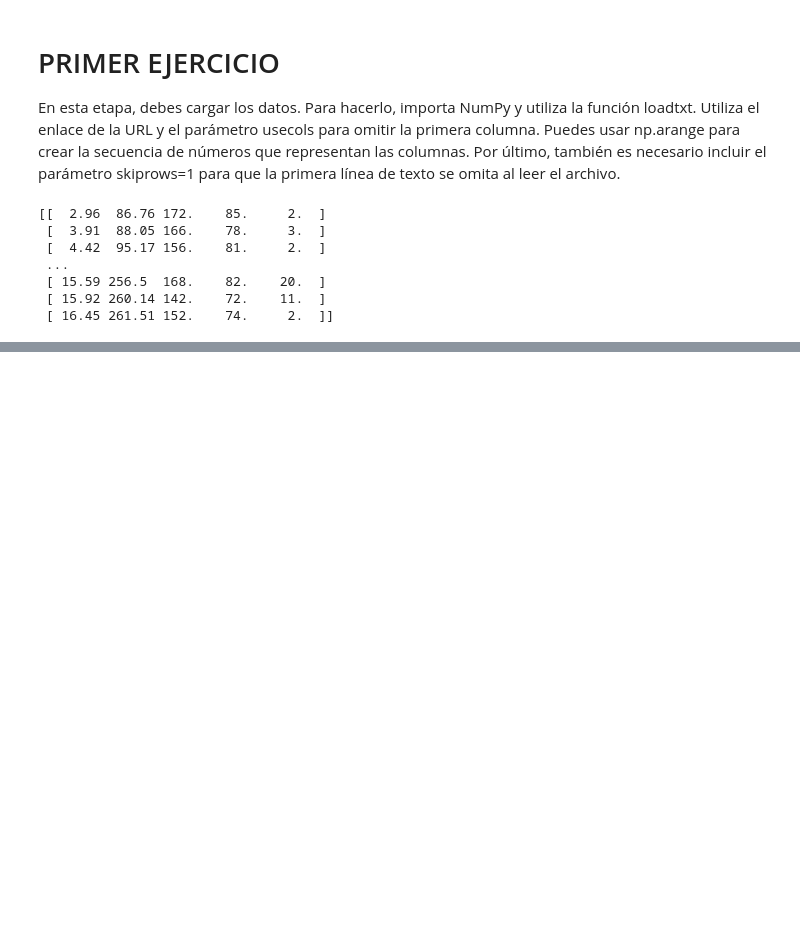
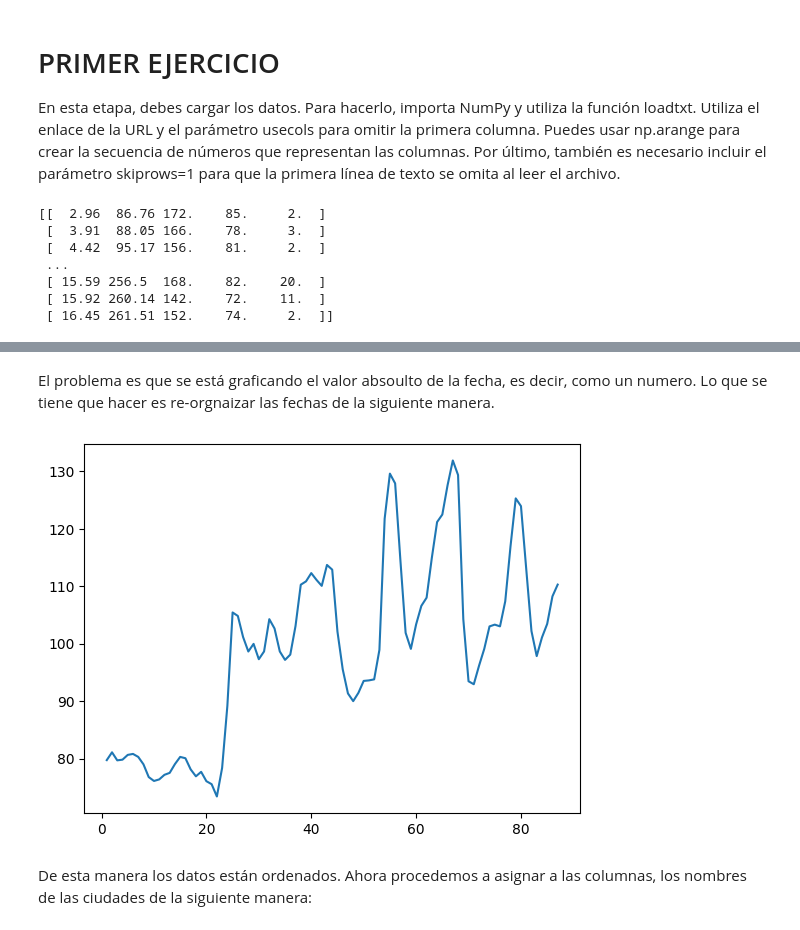
Before and after one commit to mauloredo/modulo-numpy, a Jupyter notebook: Numpy.ipynb, the cells around one changed output, grey strips where cells are left out. Drawn from its saved outputs; the diff is of its cells as text; code cells hidden in the pictures; blank space fills up the shorter version.

```diff
--- a/Numpy.ipynb
+++ b/Numpy.ipynb
@@ -108,0 +167,11 @@ print(datos_a)
+# %% [markdown]
+El problema es que se está graficando el valor absoulto de la fecha, es decir, como un numero. Lo que se tiene que hacer es re-orgnaizar las fechas de la siguiente manera.
+# %%
+fechas = np.arange(1,88,1)
+# el 1 signinfica el primer dato, el 88 es la cantidad de datos mas 1 ya que el ultimo dato está excluido, y el 1 indica el paso del conteo, es decir, de uno en uno
+plt.plot(fechas, precios[:,0])
+plt.show()
+# %% [output]
+[figure, added]
+# %% [markdown]
+De esta manera los datos están ordenados. Ahora procedemos a asignar a las columnas, los nombres de las ciudades de la siguiente manera:
```
Also changed, not shown: parts of 19 cells of this notebook.
